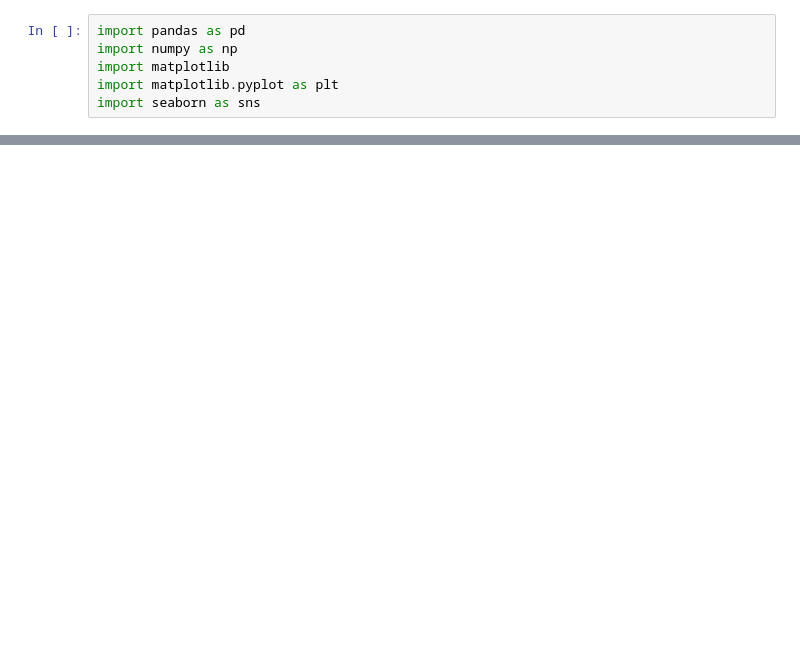
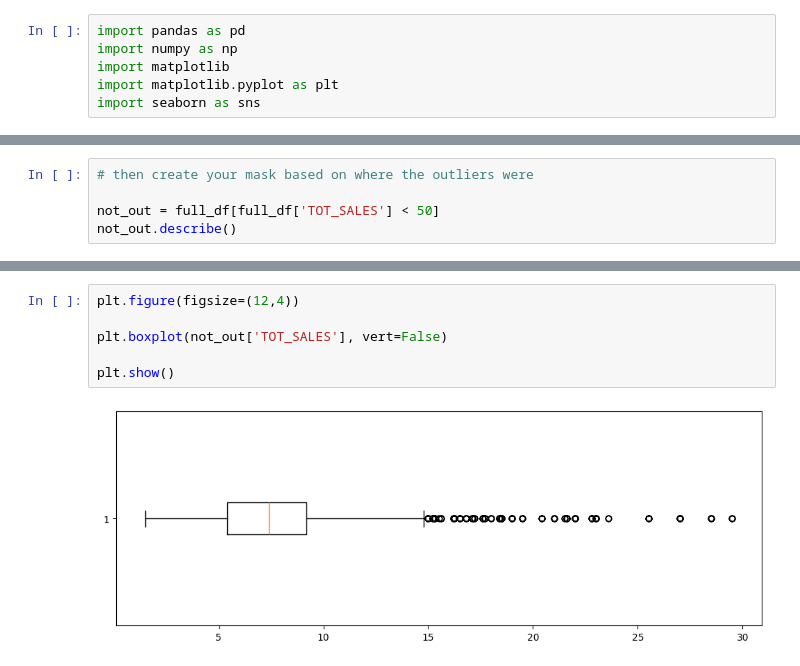
Before and after one commit to AzadiGathui/zindua-python-data-analysis, a Jupyter notebook: wk3_matplotlib_seaborn_geopandas/chip_viz.ipynb, the cells around one changed output, grey strips where cells are left out. Cells and saved outputs as stored; diff of their text form; blank space fills up the shorter version.

```diff
--- a/wk3_matplotlib_seaborn_geopandas/chip_viz.ipynb
+++ b/wk3_matplotlib_seaborn_geopandas/chip_viz.ipynb
@@ -46,0 +192,5 @@ data.head()
+# %%
+# then create your mask based on where the outliers were
+
+not_out = full_df[full_df['TOT_SALES'] < 50]
+not_out.describe()
@@ -46,0 +207,8 @@ data.head()
+# %%
+plt.figure(figsize=(12,4))
+
+plt.boxplot(not_out['TOT_SALES'], vert=False)
+
+plt.show()
+# %% [output]
+[figure, added]
```
Also changed, not shown: parts of 36 cells of this notebook, 5 other files.
